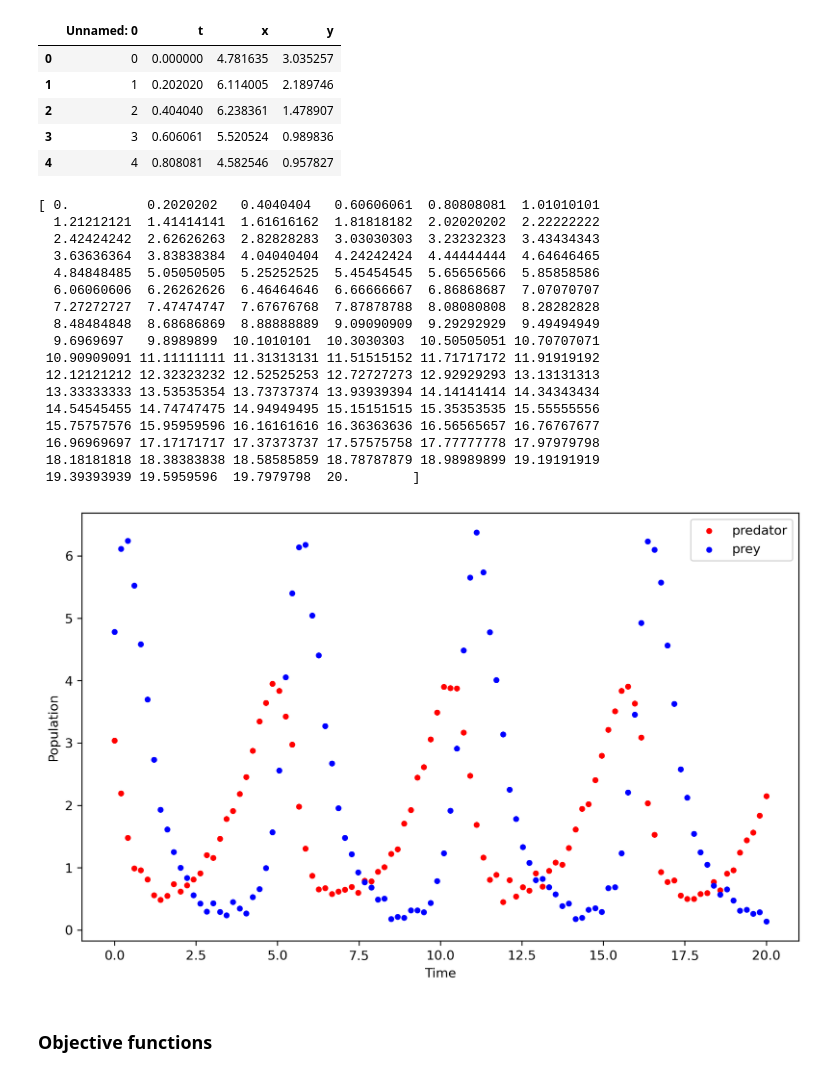
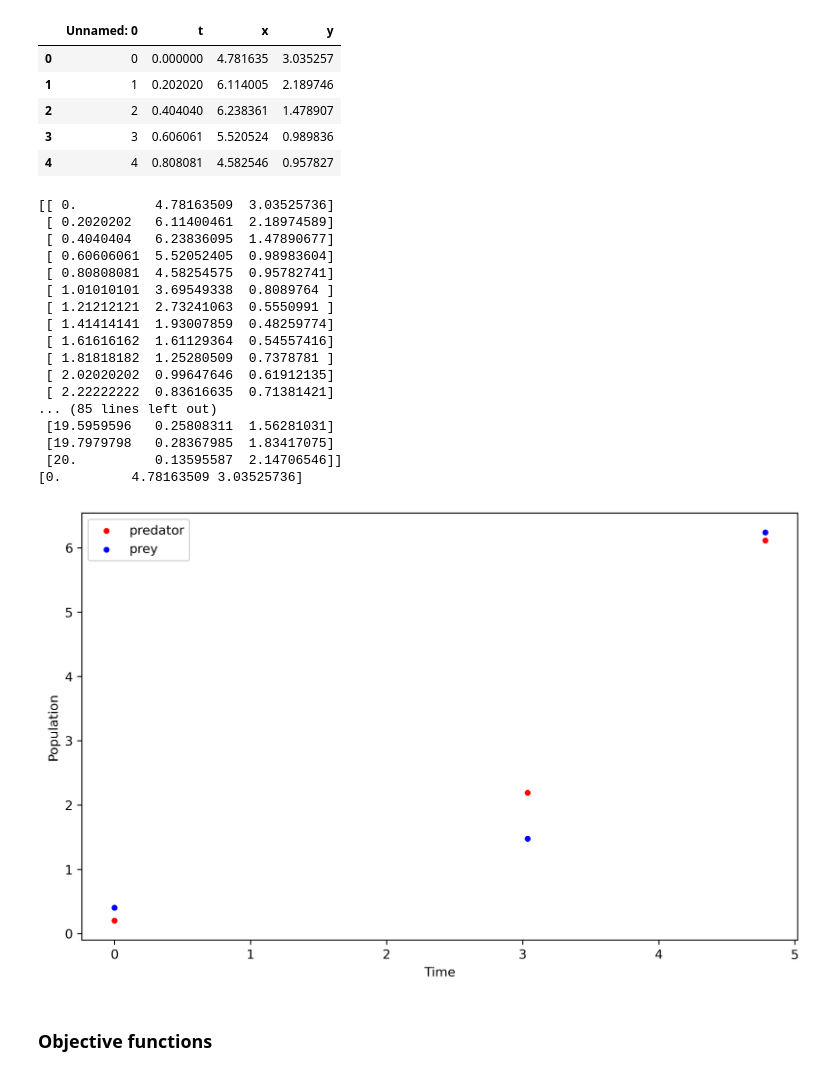
Before and after one commit to alexdupreez1/stochastic_assignment_3, a Jupyter notebook: assignment3.ipynb, the cells around one changed output. Cells and saved outputs as stored; diff of their text form; code cells hidden in the pictures.

```diff
--- a/assignment3.ipynb
+++ b/assignment3.ipynb
@@ -18,40 +18,40 @@ df.head()
 | 4 | 4 | 0.808081 | 4.582546 | 0.957827 |
 # %%
 # Loading data into read-only numpy arrays
-data = df[['t','x','y']].values.T
-data[1], data[2] = data[2].copy(), data[1].copy()
+data = df[['t','x','y']].values
+# data[1], data[2] = data[2].copy(), data[1].copy()
 data.flags.writeable = False
-# print(data)
+print(data)
 
 # Plotting
 plt.figure(dpi =300, figsize=(10, 6))
 point_width = 13
 plt.scatter(data[0], data[1], label = 'predator', color = 'red', s =point_width)
 plt.scatter(data[0], data[2], label = 'prey', color = 'blue', s=point_width)
 plt.ylabel('Population')
 plt.xlabel('Time')
 plt.legend()
 
 print(data[0])
 # %% [output]
-[ 0.          0.2020202   0.4040404   0.60606061  0.80808081  1.01010101
-  1.21212121  1.41414141  1.61616162  1.81818182  2.02020202  2.22222222
-  2.42424242  2.62626263  2.82828283  3.03030303  3.23232323  3.43434343
-  3.63636364  3.83838384  4.04040404  4.24242424  4.44444444  4.64646465
-  4.84848485  5.05050505  5.25252525  5.45454545  5.65656566  5.85858586
-  6.06060606  6.26262626  6.46464646  6.66666667  6.86868687  7.07070707
-  7.27272727  7.47474747  7.67676768  7.87878788  8.08080808  8.28282828
-  8.48484848  8.68686869  8.88888889  9.09090909  9.29292929  9.49494949
-  9.6969697   9.8989899  10.1010101  10.3030303  10.50505051 10.70707071
- 10.90909091 11.11111111 11.31313131 11.51515152 11.71717172 11.91919192
- 12.12121212 12.32323232 12.52525253 12.72727273 12.92929293 13.13131313
- 13.33333333 13.53535354 13.73737374 13.93939394 14.14141414 14.34343434
- 14.54545455 14.74747475 14.94949495 15.15151515 15.35353535 15.55555556
- 15.75757576 15.95959596 16.16161616 16.36363636 16.56565657 16.76767677
- 16.96969697 17.17171717 17.37373737 17.57575758 17.77777778 17.97979798
- 18.18181818 18.38383838 18.58585859 18.78787879 18.98989899 19.19191919
- 19.39393939 19.5959596  19.7979798  20.        ]
+[[ 0.          4.78163509  3.03525736]
+ [ 0.2020202   6.11400461  2.18974589]
+ [ 0.4040404   6.23836095  1.47890677]
+ [ 0.60606061  5.52052405  0.98983604]
+ [ 0.80808081  4.58254575  0.95782741]
+ [ 1.01010101  3.69549338  0.8089764 ]
+ [ 1.21212121  2.73241063  0.5550991 ]
+ [ 1.41414141  1.93007859  0.48259774]
+ [ 1.61616162  1.61129364  0.54557416]
+ [ 1.81818182  1.25280509  0.7378781 ]
+ [ 2.02020202  0.99647646  0.61912135]
+ [ 2.22222222  0.83616635  0.71381421]
+... (85 lines left out)
+ [19.5959596   0.25808311  1.56281031]
+ [19.7979798   0.28367985  1.83417075]
+ [20.          0.13595587  2.14706546]]
+[0.         4.78163509 3.03525736]
-[figure, old version]
+[figure, new version]
 # %% [markdown]
 ### Objective functions
 # %% [markdown]
```
Also changed, not shown: parts of 11 cells of this notebook.
